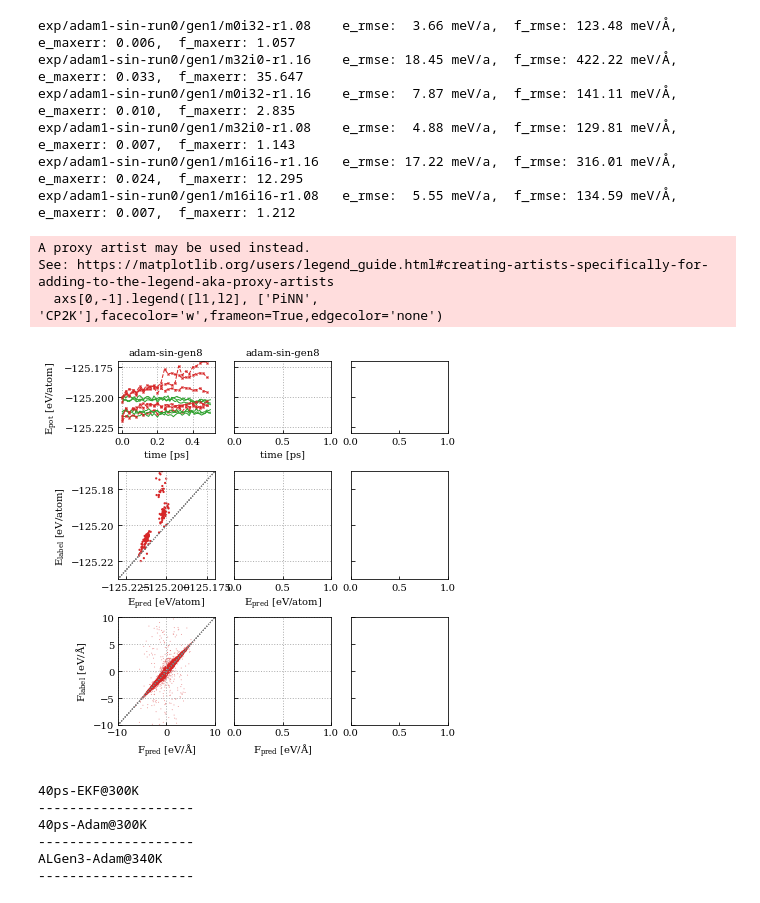
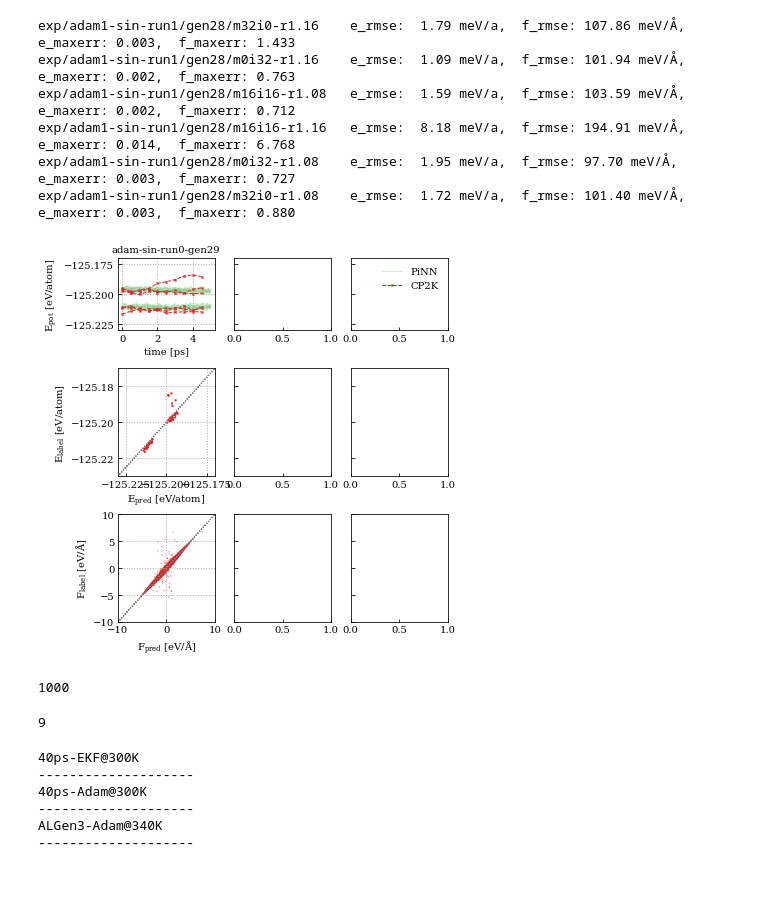
Before and after one commit to yqshao-archive/pils, a Jupyter notebook: notebooks/emd_debug.ipynb, the cells around one changed output. Cells and saved outputs as stored; diff of their text form; code cells hidden in the pictures.

```diff
--- a/notebooks/emd_debug.ipynb
+++ b/notebooks/emd_debug.ipynb
@@ -13,7 +13,7 @@ natom = 640
 def plot_energies(ax, ds, init, color):
     e_avg = np.array([d['energy'] for d in ds])/640
     t = np.arange(len(e_avg))*tunit
-    l2, = ax.plot(t, e_avg, color=color, lw=1)
+    l2, = ax.plot(t, e_avg, color=color, lw=1, alpha=0.2)
 
     try:
         e_bias = np.array([d['energy_bias'] for d in ds])/640
@@ -28,10 +28,10 @@ def doplots():
     l1, l2 = None, None
     for ftraj in glob(f'../{name}/emd/gen{gen}/*/asemd.traj'):
         init = Path(ftraj).parent.name
-        traj = load_ds(ftraj, fmt='asetraj', index=':')
+        traj = load_ds(ftraj, fmt='asetraj', index='::200')
         l1 = plot_energies(ax1, traj, init, 'tab:green')
         try:
-            idx = np.loadtxt(f'../{name}/merge/gen{gen}/{init}/merged.idx')
+            idx = np.loadtxt(f'../{name}/merge/gen{gen}/{init}/merged.idx')//200
             sort = np.argsort(idx)
             e_model = np.array([traj[int(i)]['energy'] for i in idx]) / natom
             f_model = np.array([traj[int(i)]['force'] for i in idx])
@@ -49,6 +49,9 @@ def doplots():
                  #  f"e_max: {np.max(np.abs(e_label)):6.3f}, ",
                  #  f"f_max: {np.max(np.abs(f_label)):6.3f}",
                  )
+            #print(idx)
+            #print(f"{np.sum(np.max(np.abs(f_label),axis=(1,2))>30)}",np.max(np.abs(f_label-f_model),axis=(1,2)))
+            #print(f"{np.sum(e_label>-125.1)}")
             l2, = ax1.plot(idx[sort]*tunit, e_label[sort], '--x', ms=2, lw=1, color='tab:red')
             ax2.scatter(e_model, e_label, color='tab:red', s=5,ec=None)
             emin, emax = -125.23, -125.17
@@ -57,7 +60,7 @@ def doplots():
             ax2.set_ylim(emin, emax)
             ax2.set_xlim(emin, emax)
             fmin, fmax = -10,10
-            ax3.scatter(f_model, f_label, color='tab:red', s=1, alpha=0.5,ec=None)
+            ax3.scatter(f_model, f_label, color='tab:red', s=2, alpha=0.5,ec=None)
             ax3.plot([fmin, fmax], [fmin, fmax], ':', lw=1, color='gray')
             ax3.set_xlim(fmin, fmax)
             ax3.set_ylim(fmin, fmax)
@@ -74,31 +77,29 @@ def doplots():
 # %%
 f, axs = plt.subplots(3,3, figsize=[6,6], sharey='row', gridspec_kw={'height_ratios': [2,3,3]})
 for (name, gen, title), (ax1, ax2, ax3) in zip([
-    ['exp/adam1-sin-run0',1, 'adam-sin-gen8'],
-    ['exp/adam-singlet-run1',12, 'adam-sin-gen8'],
-    # ['exp/adam-triplet',     14, 'adam-tri-gen8']
-
+   ['exp/adam1-sin-run1',28, 'adam-sin-run0-gen29'],
+   #['exp/adam1-sin-run1',22, 'adam-sin-run0-gen29'],
+   #['exp/adam1-sin-run3',19, 'adam-sin-run1-gen20'],
+   # ['exp/adam1-sin-quench',14, 'adam-sin-run1-gen20'],
+   #['exp/adam1-sin-npt0',19, 'adam-sin-run2-gen20']
 ], axs.T):
     l1, l2 = doplots()
     ax1.grid(lw=1, ls=':', which='both')
     ax2.grid(lw=1, ls=':', which='both')
     ax3.grid(lw=1, ls=':', which='both')
 
 axs[0,-1].legend([l1,l2], ['PiNN', 'CP2K'],facecolor='w',frameon=True,edgecolor='none')
 axs[0,0].set_ylabel('$E_{pot}~[eV/atom]$')
 axs[1,0].set_ylabel('$E_{label}~[eV/atom]$')
 axs[2,0].set_ylabel('$F_{label}~[eV/\AA]$')
 plt.tight_layout()
 plt.subplots_adjust(wspace=0.2, hspace=0.4)
-# plt.savefig('al-adam-gen5.png')
+# plt.savefig('al-hyper-ckpt.png')
 # %% [output]
-exp/adam1-sin-run0/gen1/m0i32-r1.08    e_rmse:  3.66 meV/a,  f_rmse: 123.48 meV/Å,  e_maxerr: 0.006,  f_maxerr: 1.057
-exp/adam1-sin-run0/gen1/m32i0-r1.16    e_rmse: 18.45 meV/a,  f_rmse: 422.22 meV/Å,  e_maxerr: 0.033,  f_maxerr: 35.647
-exp/adam1-sin-run0/gen1/m0i32-r1.16    e_rmse:  7.87 meV/a,  f_rmse: 141.11 meV/Å,  e_maxerr: 0.010,  f_maxerr: 2.835
-exp/adam1-sin-run0/gen1/m32i0-r1.08    e_rmse:  4.88 meV/a,  f_rmse: 129.81 meV/Å,  e_maxerr: 0.007,  f_maxerr: 1.143
-exp/adam1-sin-run0/gen1/m16i16-r1.16   e_rmse: 17.22 meV/a,  f_rmse: 316.01 meV/Å,  e_maxerr: 0.024,  f_maxerr: 12.295
-exp/adam1-sin-run0/gen1/m16i16-r1.08   e_rmse:  5.55 meV/a,  f_rmse: 134.59 meV/Å,  e_maxerr: 0.007,  f_maxerr: 1.212
+exp/adam1-sin-run1/gen28/m32i0-r1.16    e_rmse:  1.79 meV/a,  f_rmse: 107.86 meV/Å,  e_maxerr: 0.003,  f_maxerr: 1.433
+exp/adam1-sin-run1/gen28/m0i32-r1.16    e_rmse:  1.09 meV/a,  f_rmse: 101.94 meV/Å,  e_maxerr: 0.002,  f_maxerr: 0.763
+exp/adam1-sin-run1/gen28/m16i16-r1.08   e_rmse:  1.59 meV/a,  f_rmse: 103.59 meV/Å,  e_maxerr: 0.002,  f_maxerr: 0.712
+exp/adam1-sin-run1/gen28/m16i16-r1.16   e_rmse:  8.18 meV/a,  f_rmse: 194.91 meV/Å,  e_maxerr: 0.014,  f_maxerr: 6.768
+exp/adam1-sin-run1/gen28/m0i32-r1.08    e_rmse:  1.95 meV/a,  f_rmse: 97.70 meV/Å,  e_maxerr: 0.003,  f_maxerr: 0.727
+exp/adam1-sin-run1/gen28/m32i0-r1.08    e_rmse:  1.72 meV/a,  f_rmse: 101.40 meV/Å,  e_maxerr: 0.003,  f_maxerr: 0.880
-A proxy artist may be used instead.
-See: https://matplotlib.org/users/legend_guide.html#creating-artists-specifically-for-adding-to-the-legend-aka-proxy-artists
-  axs[0,-1].legend([l1,l2], ['PiNN', 'CP2K'],facecolor='w',frameon=True,edgecolor='none')
-[figure, old version]
+[figure, new version]
@@ -109,0 +106,33 @@ traj.convert('tmp.xyz', fmt='extxyz')
+# %%
+from tips.io import load_ds
+from ase.io import write
+
+traj = load_ds('../exp/adam1-sin-run1/emd/gen28/m16i16-r1.08/asemd.traj',fmt='asetraj', index='::100')
+traj_ase = traj.convert(fmt='ase')
+
+for idx, atoms in enumerate(traj_ase):
+    if 'stress' in atoms.calc.results : del atoms.calc.results['stress']
+    if  idx%100==0:
+        print(f'\r{idx}', end='')
+        smart_wrap(atoms)
+    else:
+        unwrap(traj_ase[idx-1], traj_ase[idx])
+write('tmp.xyz', traj_ase)
+# %% [output]
+1000
+# %%
+from tips.io import load_ds
+from ase.io import write
+
+traj = load_ds('../exp/adam1-sin-run1/merge/gen28/m16i16-r1.16/merged.traj',fmt='asetraj', index=':')
+traj_ase = traj.convert(fmt='ase')
+for idx, atoms in enumerate(traj_ase):
+    if 'stress' in atoms.calc.results : del atoms.calc.results['stress']
+    if  True:
+        print(f'\r{idx}', end='')
+        smart_wrap(atoms)
+    else:
+        unwrap(traj_ase[idx-1], traj_ase[idx])
+write('tmp.xyz', traj_ase)
+# %% [output]
+9
```
Also changed, not shown: parts of 2 cells of this notebook.
